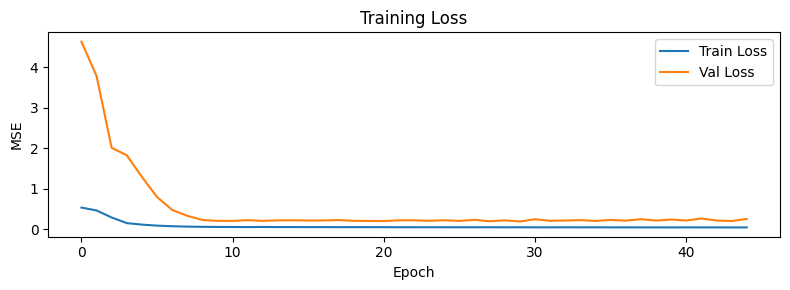
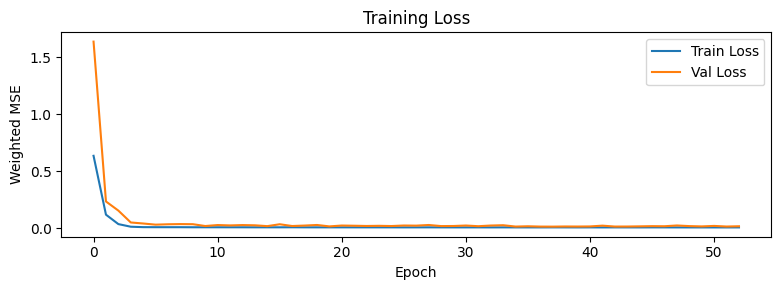
Code edit (unified diff) that turned the first committed figure into the second:
--- before
+++ after
@@ -1,5 +1,12 @@
 model     = StackedLSTM().to(DEVICE)
 optimizer = torch.optim.Adam(model.parameters(), lr=LR)
-criterion = nn.MSELoss()
+
+# Weighted MSE: w_i = 1 + (FORECAST_HORIZON-1-i)/200  (Eq. 9, Mohanty et al.)
+# Steps closer to the anchor get higher weight; target day gets weight 1.0.
+t       = np.arange(FORECAST_HORIZON - 1, -1, -1)          # [H-1, H-2, ..., 0]
+weights = torch.tensor(1 + t / 200, dtype=torch.float32).to(DEVICE)  # (H,)
+
+def weighted_mse(pred, target):
+    return (weights * (pred - target) ** 2).mean()
 
 best_val, patience_count = float('inf'), 0
@@ -12,5 +19,5 @@
         x, y = x.to(DEVICE), y.to(DEVICE)
         optimizer.zero_grad()
-        loss = criterion(model(x), y)
+        loss = weighted_mse(model(x), y)
         loss.backward()
         optimizer.step()
@@ -21,5 +28,5 @@
     with torch.no_grad():
         for x, y in val_loader:
-            vl += criterion(model(x.to(DEVICE)), y.to(DEVICE)).item()
+            vl += weighted_mse(model(x.to(DEVICE)), y.to(DEVICE)).item()
 
     tr_losses.append(tr / len(train_loader))
@@ -28,5 +35,4 @@
     if vl_losses[-1] < best_val:
         best_val, patience_count = vl_losses[-1], 0
-        # torch.save(model.state_dict(), 'best_lstm.pt')
     else:
         patience_count += 1
@@ -38,6 +44,4 @@
         print(f'Epoch {epoch:3d} | Train {tr_losses[-1]:.4f} | Val {vl_losses[-1]:.4f}')
 
-# model.load_state_dict(torch.load('best_lstm.pt', map_location=DEVICE, weights_only=True))
-
 os.makedirs('plots', exist_ok=True)
 
@@ -45,5 +49,5 @@
 plt.plot(tr_losses, label='Train Loss')
 plt.plot(vl_losses, label='Val Loss')
-plt.xlabel('Epoch'); plt.ylabel('MSE'); plt.legend()
+plt.xlabel('Epoch'); plt.ylabel('Weighted MSE'); plt.legend()
 plt.title('Training Loss'); plt.tight_layout()
 plt.savefig('plots/training_loss.png', dpi=150)

Commit: Use 10 years + add weighted loss